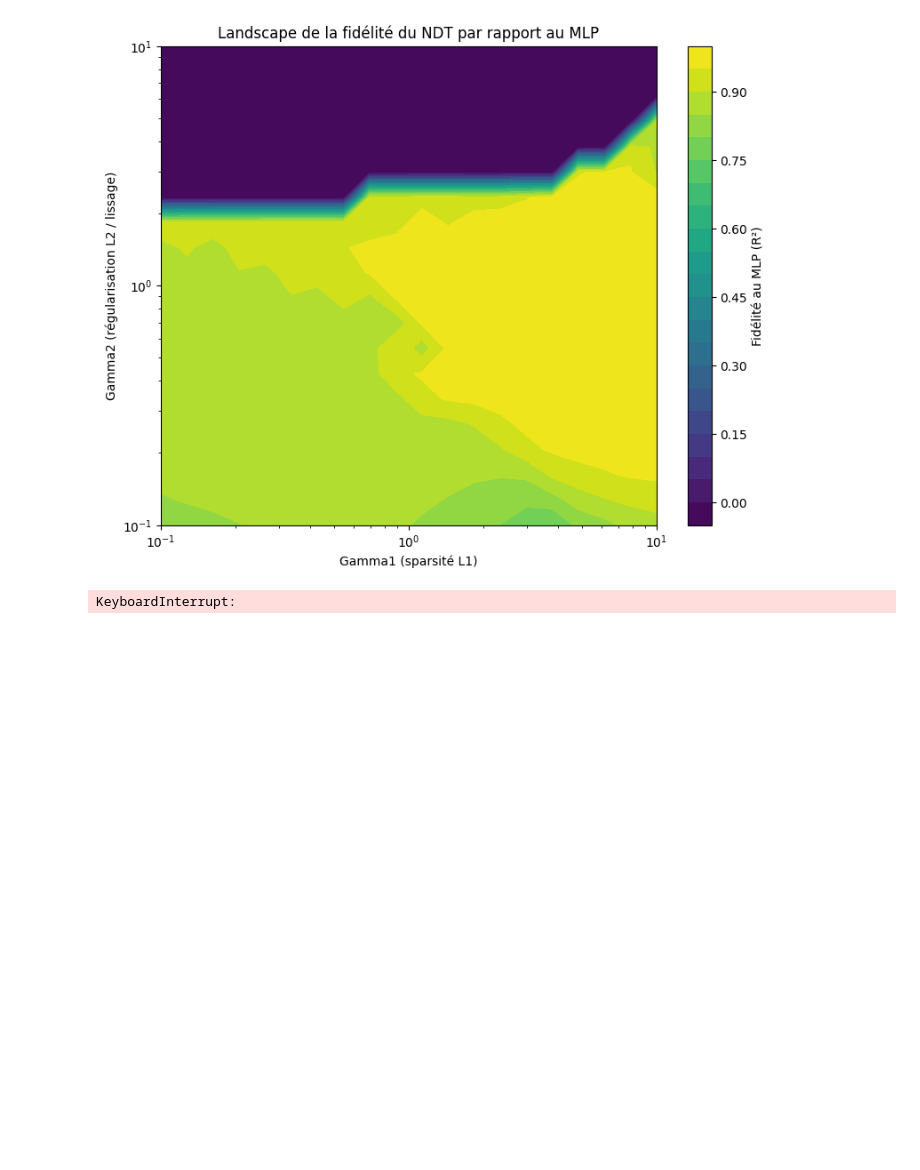
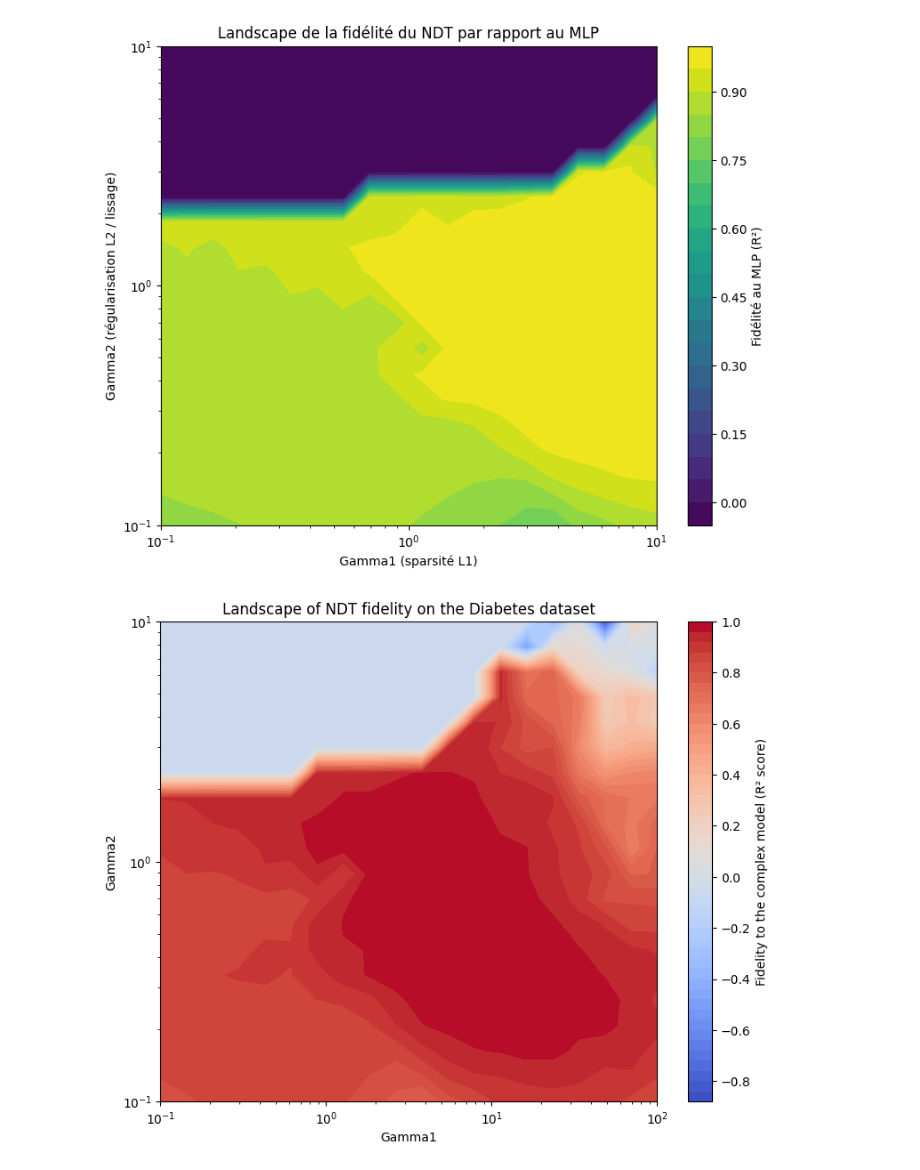
Before and after one commit to aymen20002005/lime_ndt, a Jupyter notebook: Notebooks/explanation_metrics/compute_fidelity.ipynb, the cells around one changed output. Saved outputs shown, nothing was run; the diff lists cells and outputs as text; code cells hidden in the pictures; blank space fills up the shorter version.

Commit message:
fidelity result

```diff
--- a/Notebooks/explanation_metrics/compute_fidelity.ipynb
+++ b/Notebooks/explanation_metrics/compute_fidelity.ipynb
@@ -844,7 +791,7 @@ def predict_fn(X):
 # Grille fine de gammas (0.1 à 100)
 # ========================
 gamma1_values = np.logspace(-1, 2, 20)   # de 0.1 à 100
-gamma2_values = np.logspace(-1, 2, 20)
+gamma2_values = np.logspace(-1, 1, 20)
 
 # ========================
 # Fonction pour un seul modèle
@@ -872,13 +819,23 @@ scores = np.array(scores).reshape(len(gamma2_values), len(gamma1_values))
 # Landscape (contour plot)
 # ========================
 plt.figure(figsize=(9,7))
-cs = plt.contourf(gamma1_values, gamma2_values, scores, levels=20, cmap="viridis")
-plt.colorbar(cs, label="Fidélité au MLP (R²)")
+cs = plt.contourf(gamma1_values, gamma2_values, scores, levels=50, cmap="coolwarm") # coolwarm, RdYlGn
+plt.colorbar(cs, label="Fidelity to the complex model (R² score)")
 plt.xscale("log")
 plt.yscale("log")
-plt.xlabel("Gamma1 (sparsité L1)")
-plt.ylabel("Gamma2 (régularisation L2 / lissage)")
-plt.title("Landscape de la fidélité du NDT par rapport au MLP")
+plt.xlabel("Gamma1")
+plt.ylabel("Gamma2")
+plt.title("Landscape of NDT fidelity on the Diabetes dataset")
 plt.show()
-# %% [output]
-KeyboardInterrupt:
+# %%
+plt.figure(figsize=(9,7))
+cs = plt.contourf(gamma1_values, gamma2_values, scores, levels=50, cmap="coolwarm") # coolwarm, RdYlGn
+plt.colorbar(cs, label="Fidelity to the complex model (R² score)")
+plt.xscale("log")
+plt.yscale("log")
+plt.xlabel("Gamma1")
+plt.ylabel("Gamma2")
+plt.title("Landscape of NDT fidelity on the Diabetes dataset")
+plt.show()
+# %% [output]
+[figure, added]
```
Also changed, not shown: parts of 1 cell of this notebook.
